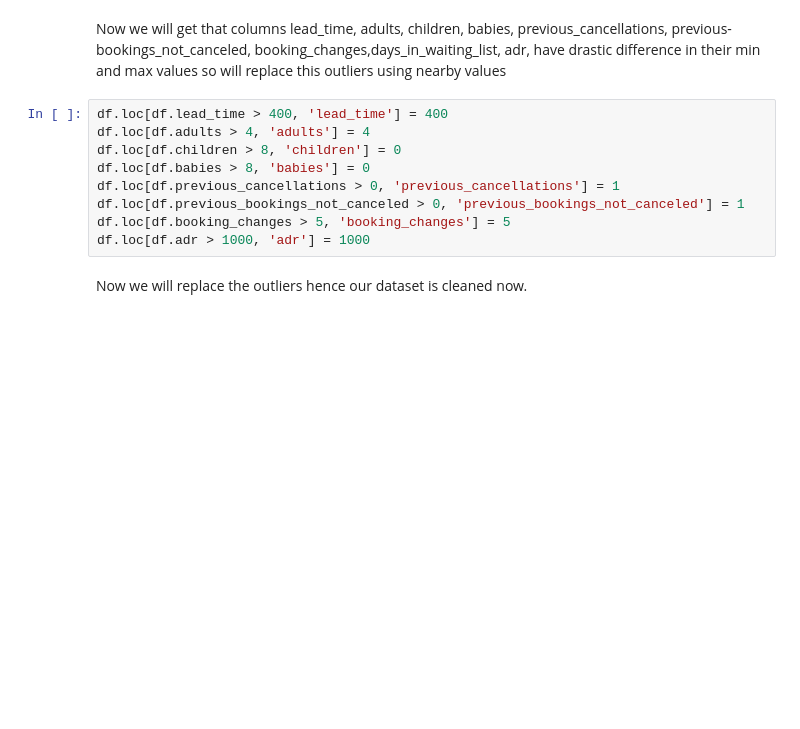
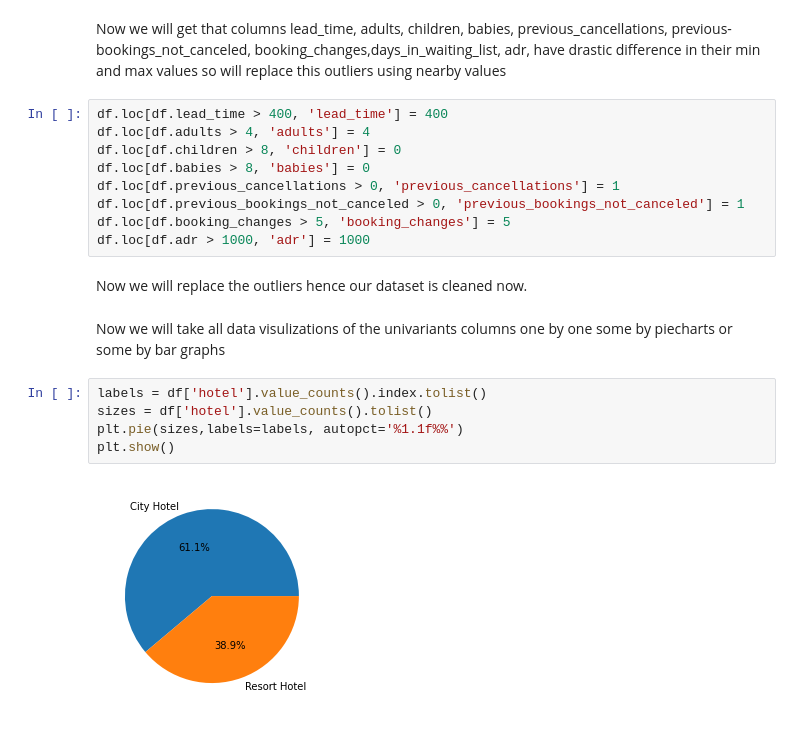
Before and after one commit to Vaishnavipadwad/HOTEL-BOOKING-ANALYSIS, a Jupyter notebook: Hotel_Booking_Analysis1.ipynb, the cells around one changed output. Drawn from its saved outputs; the diff is of its cells as text; blank space fills up the shorter version.

```diff
--- a/Hotel_Booking_Analysis1.ipynb
+++ b/Hotel_Booking_Analysis1.ipynb
@@ -108,3 +108,12 @@ df.loc[df.booking_changes > 5, 'booking_changes'] = 5
 df.loc[df.adr > 1000, 'adr'] = 1000
 # %% [markdown]
 Now we will replace the outliers hence our dataset is cleaned now.
+# %% [markdown]
+Now we will take all data visulizations of the univariants columns one by one some by piecharts or some by bar graphs
+# %%
+labels = df['hotel'].value_counts().index.tolist()
+sizes = df['hotel'].value_counts().tolist()
+plt.pie(sizes,labels=labels, autopct='%1.1f%%')
+plt.show()
+# %% [output]
+[figure, added]
```
Also changed, not shown: parts of 8 cells of this notebook.
